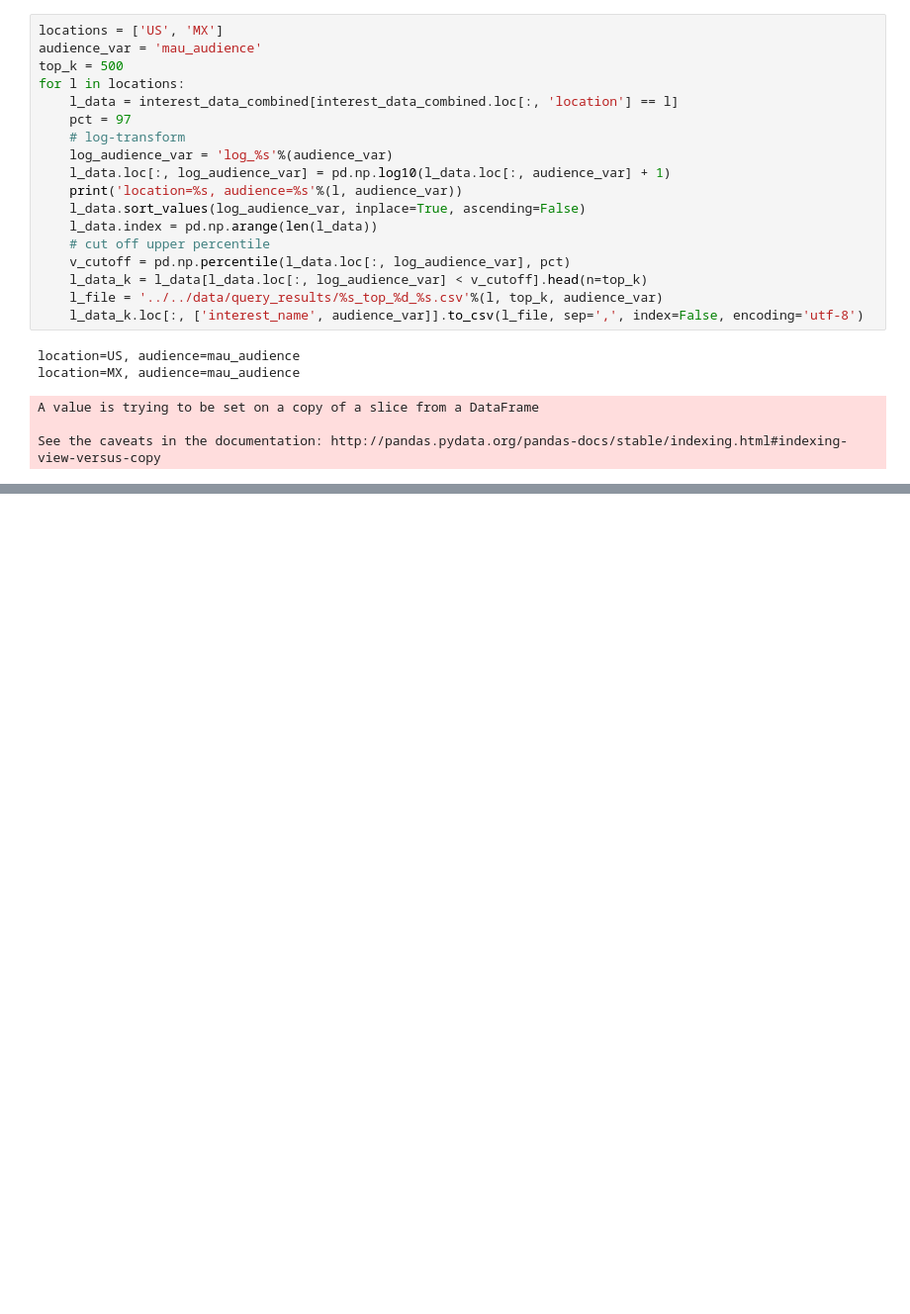
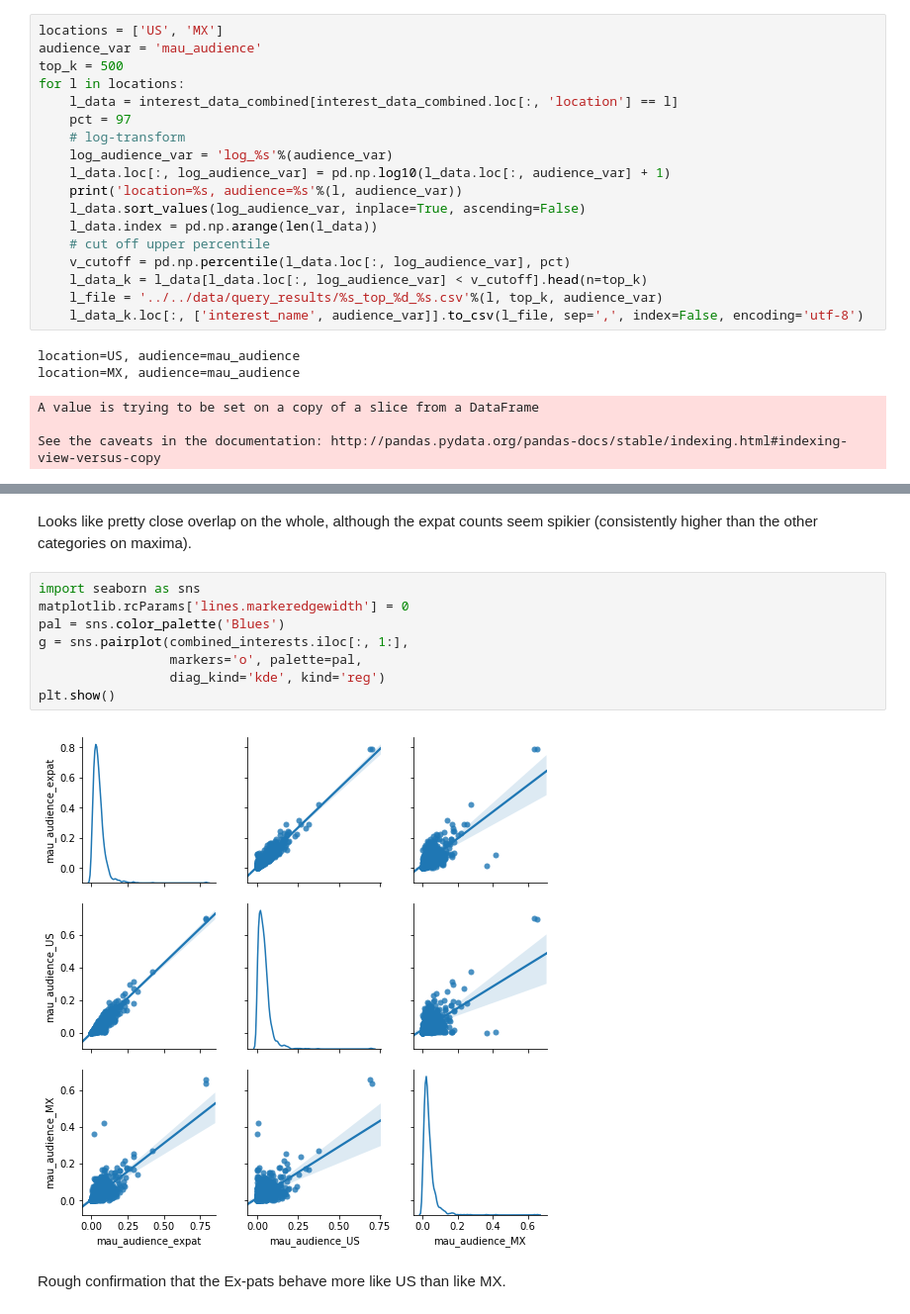
Before and after one commit to ianbstewart/immigrant_assimilation, a Jupyter notebook: src/data_processing/compare_top_interests.ipynb, the cells around one changed output, grey strips where cells are left out. Shown at 99% size. Saved outputs shown, nothing was run; the diff lists cells and outputs as text; blank space fills up the shorter version.

```diff
--- a/src/data_processing/compare_top_interests.ipynb
+++ b/src/data_processing/compare_top_interests.ipynb
@@ -205,0 +399,14 @@ See the caveats in the documentation: http://pandas.pydata.org/pandas-docs/stabl
+# %% [markdown]
+Looks like pretty close overlap on the whole, although the expat counts seem spikier (consistently higher than the other categories on maxima).
+# %%
+import seaborn as sns
+matplotlib.rcParams['lines.markeredgewidth'] = 0
+pal = sns.color_palette('Blues')
+g = sns.pairplot(combined_interests.iloc[:, 1:],
+                 markers='o', palette=pal,
+                 diag_kind='kde', kind='reg')
+plt.show()
+# %% [output]
+[figure, added]
+# %% [markdown]
+Rough confirmation that the Ex-pats behave more like US than like MX.
```
Also changed, not shown: parts of 21 cells of this notebook, 3 other files.
